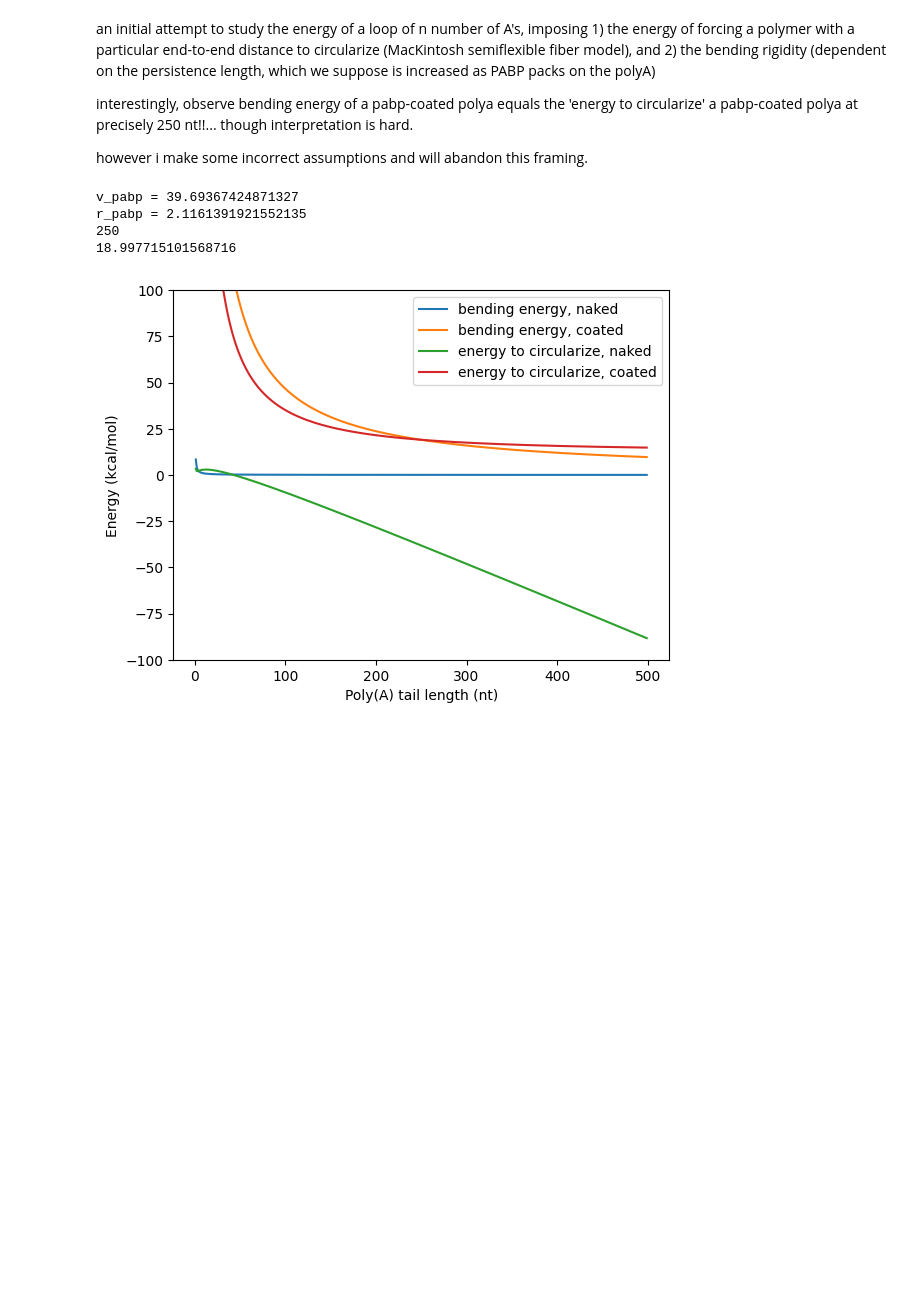
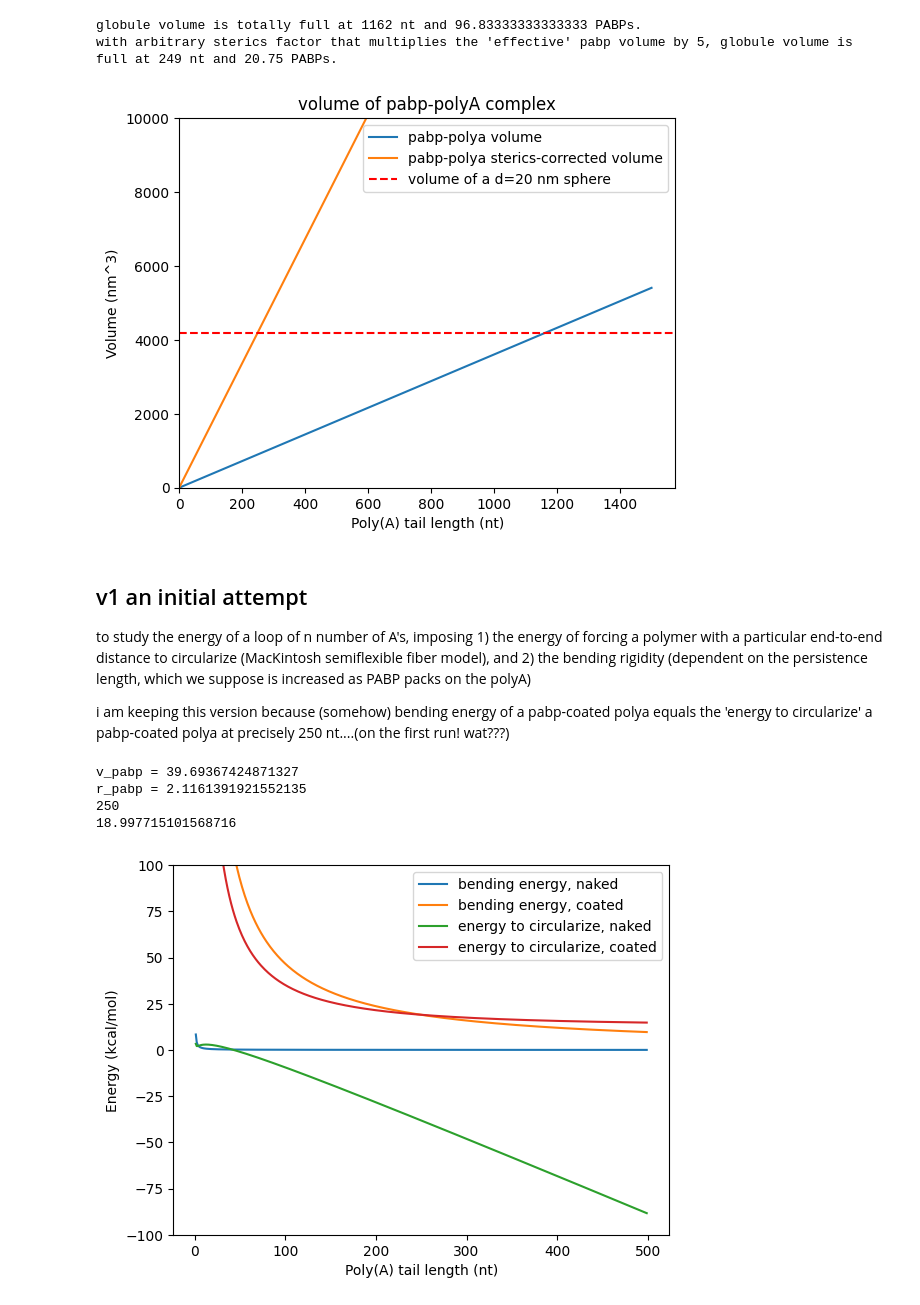
Before and after one commit to cailyx/polyadenylation, a Jupyter notebook: draft_polya.ipynb, the cells around one changed output. Saved outputs shown, nothing was run; the diff lists cells and outputs as text; code cells hidden in the pictures; blank space fills up the shorter version.

Commit message:
updated initial-pack with an artificial sterics/repulsion-correction factor

```diff
--- a/draft_polya.ipynb
+++ b/draft_polya.ipynb
@@ -3,7 +19,54 @@
+# %%
+##before we do anything, just a quick thing to see how much polya-pabp could fit in a 20-nm-diameter globule.
+import matplotlib.pyplot as plt
+import numpy as np
+
+v_pabp = (0.73e21/6.023e23) * 32750 #nm^3. pabpn1 is ~32.75 kDa.
+v_pabp_sterics = v_pabp*5 # arbitrary. we spose on average, pabp in effect takes up 5x the volume bc of sterics, repulsion, ...
+v_nt = 0.3   # nm^3 per nucleotide
+nt_per_pabp = 12 #pabp footprint
+v_max_globule = (4/3)*np.pi*(10**3) # Volume of a 21nm sphere
+
+tail_lengths = np.arange(0, 1500, 1)
+total_volumes = []
+total_volumes_sterics = []
+full_point = None
+full_point_sterics = None
+
+for n in tail_lengths:
+    num_pabps = n / nt_per_pabp
+    v_total = (n * v_nt) + (num_pabps * v_pabp)
+    total_volumes.append(v_total)
+
+    if v_total >= v_max_globule and full_point is None:
+        full_point = n
+
+    v_total_sterics = (n * v_nt) + (num_pabps * v_pabp_sterics)
+    total_volumes_sterics.append(v_total_sterics)
+
+    if v_total_sterics >= v_max_globule and full_point_sterics is None:
+        full_point_sterics = n
+
+plt.figure()
+plt.plot(tail_lengths, total_volumes, label='pabp-polya volume')
+plt.plot(total_volumes_sterics, label='pabp-polya sterics-corrected volume')
+plt.axhline(y=v_max_globule, linestyle = '--', color = 'red', label='volume of a d=20 nm sphere ')
+plt.title("volume of pabp-polyA complex")
+plt.xlabel("Poly(A) tail length (nt)")
+plt.ylabel("Volume (nm^3)")
+plt.legend()
+plt.ylim(0,10000)
+plt.xlim(0)
+
+print(f"globule volume is totally full at {full_point} nt and {full_point/nt_per_pabp} PABPs.")
+print(f"with arbitrary sterics factor that multiplies the 'effective' pabp volume by 5, globule volume is full at {full_point_sterics} nt and {full_point_sterics/nt_per_pabp} PABPs.")
+# %% [output]
+globule volume is totally full at 1162 nt and 96.83333333333333 PABPs.
+with arbitrary sterics factor that multiplies the 'effective' pabp volume by 5, globule volume is full at 249 nt and 20.75 PABPs.
+[figure, added]
 # %% [markdown]
-an initial attempt to study the energy of a loop of n number of A's, imposing 1) the energy of forcing a polymer with a particular end-to-end distance to circularize (MacKintosh semiflexible fiber model), and 2) the bending rigidity (dependent on the persistence length, which we suppose is increased as PABP packs on the polyA)
+## v1 an initial attempt
+to study the energy of a loop of n number of A's, imposing 1) the energy of forcing a polymer with a particular end-to-end distance to circularize (MacKintosh semiflexible fiber model), and 2) the bending rigidity (dependent on the persistence length, which we suppose is increased as PABP packs on the polyA)
 
-interestingly, observe bending energy of a pabp-coated polya equals the 'energy to circularize' a pabp-coated polya at precisely 250 nt!!... though interpretation is hard.
-
-however i make some incorrect assumptions and will abandon this framing.
+i am keeping this version because (somehow) bending energy of a pabp-coated polya equals the 'energy to circularize' a pabp-coated polya at precisely 250 nt....(on the first run! wat???)
 # %%
```
Also changed, not shown: parts of 8 cells of this notebook.
